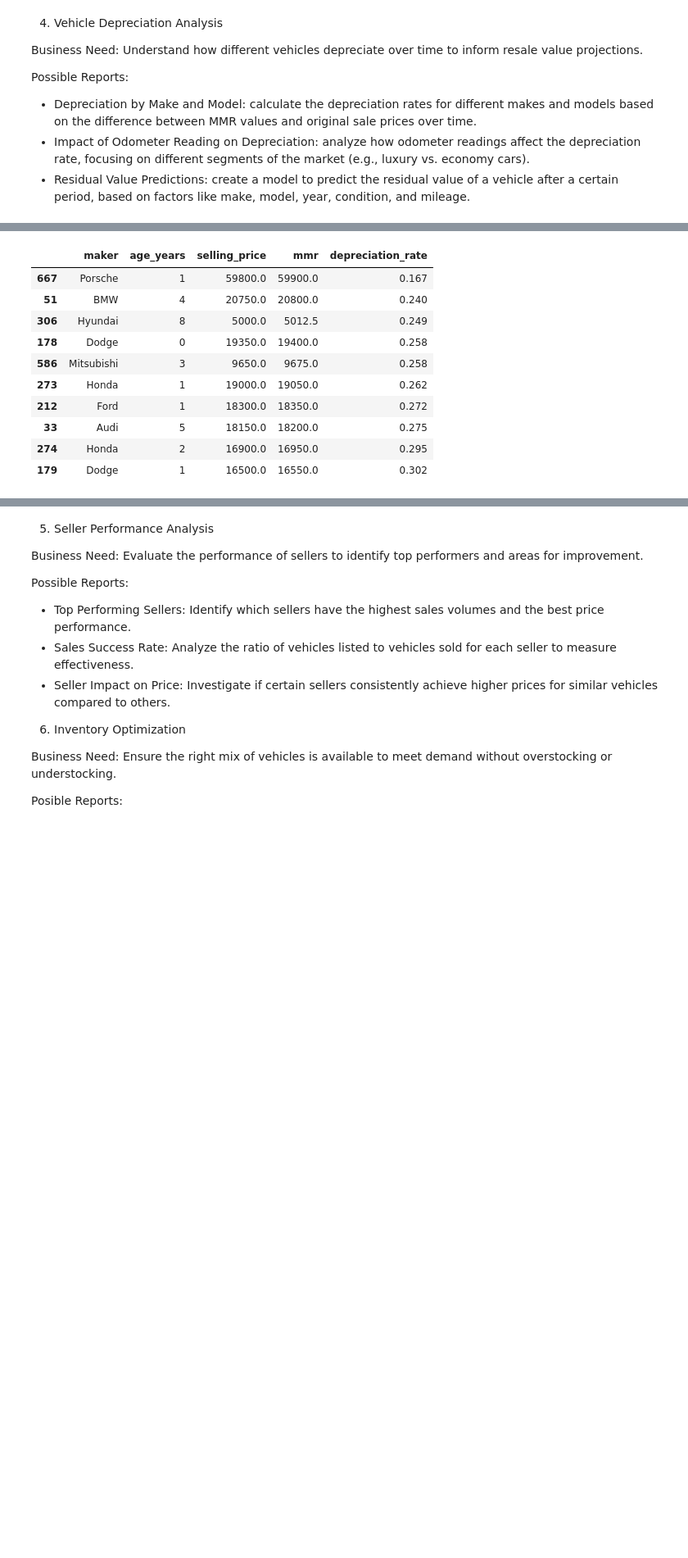
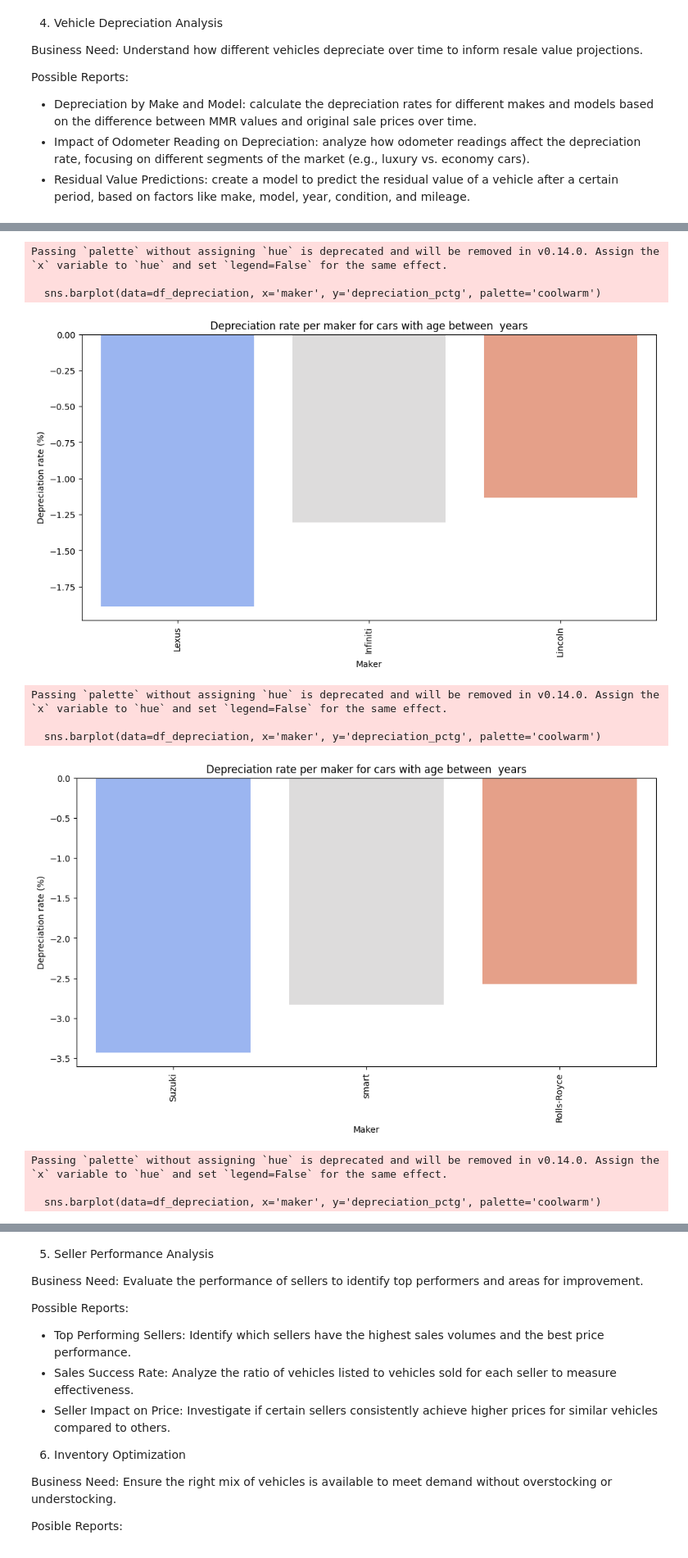
Before and after one commit to wizard86pz/cars_sales_us, a Jupyter notebook: ETL_cars.ipynb, the cells around one changed output, grey strips where cells are left out. Shown at 82% size. Saved outputs shown, nothing was run; the diff lists cells and outputs as text; code cells hidden in the pictures; blank space fills up the shorter version.

```diff
--- a/ETL_cars.ipynb
+++ b/ETL_cars.ipynb
@@ -1005,14 +950,43 @@ Passing `palette` without assigning `hue` is deprecated and will be removed in v
-# %%
-df_depreciation_top_10
-# %% [output]
-|  | maker | age_years | selling_price | mmr | depreciation_rate |
-| 667 | Porsche | 1 | 59800.0 | 59900.0 | 0.167 |
-| 51 | BMW | 4 | 20750.0 | 20800.0 | 0.240 |
-| 306 | Hyundai | 8 | 5000.0 | 5012.5 | 0.249 |
-| 178 | Dodge | 0 | 19350.0 | 19400.0 | 0.258 |
-| 586 | Mitsubishi | 3 | 9650.0 | 9675.0 | 0.258 |
-| 273 | Honda | 1 | 19000.0 | 19050.0 | 0.262 |
-| 212 | Ford | 1 | 18300.0 | 18350.0 | 0.272 |
-| 33 | Audi | 5 | 18150.0 | 18200.0 | 0.275 |
-| 274 | Honda | 2 | 16900.0 | 16950.0 | 0.295 |
-| 179 | Dodge | 1 | 16500.0 | 16550.0 | 0.302 |
+# %%
+#let's create sub-dataframes due to the age of the car
+age_ranges = [(0, 2), (2, 4), (4, 6), (6, 8), (8, 10)]
+df_age_dict = {}
+df_depreciation_dict = {}
+
+for start, end in age_ranges:
+    df_age_dict[f'df_age_{start}_{end}'] = df_clean[(df_clean['age_years'] >= start) & (df_clean['age_years'] < end)]
+
+#let's calculate the depreciation rate per maker and model age, only the top X makers, from each age range
+x = 3
+for key, df_age in df_age_dict.items():
+    df_depreciation_grouped = df_age.groupby(['maker'])[['selling_price', 'mmr']].median().reset_index()
+    df_depreciation_grouped['depreciation_pctg'] = round(((df_depreciation_grouped['mmr'] - df_depreciation_grouped['selling_price']) / df_depreciation_grouped['mmr']) * 100, 3)
+    df_depreciation_grouped = df_depreciation_grouped.sort_values('depreciation_pctg', ascending=True)
+    df_depreciation_dict[f'df_depreciation_{key}'] = df_depreciation_grouped
+    df_depreciation_dict[f'df_depreciation_{key}_top_{x}'] = df_depreciation_grouped.head(x)
+
+#let's create the dataframes for each age range
+df_depreciation_0_2 = df_depreciation_dict['df_depreciation_df_age_0_2']
+df_depreciation_0_2_positive = df_depreciation_0_2[df_depreciation_0_2['depreciation_pctg'] > 0]
+df_depreciation_2_4 = df_depreciation_dict['df_depreciation_df_age_2_4']
+df_depreciation_2_4_positive = df_depreciation_2_4[df_depreciation_2_4['depreciation_pctg'] > 0]
+df_depreciation_4_6 = df_depreciation_dict['df_depreciation_df_age_4_6']
+df_depreciation_4_6_positive = df_depreciation_4_6[df_depreciation_4_6['depreciation_pctg'] > 0]
+df_depreciation_6_8 = df_depreciation_dict['df_depreciation_df_age_6_8']
+df_depreciation_6_8_positive = df_depreciation_6_8[df_depreciation_6_8['depreciation_pctg'] > 0]
+df_depreciation_8_10 = df_depreciation_dict['df_depreciation_df_age_8_10']
+df_depreciation_8_10_positive = df_depreciation_8_10[df_depreciation_8_10['depreciation_pctg'] >= 0]
+
+#let's create a for cycly to create the graphs for each age range, using all the previous dataframes created
+# %% [output]
+Passing `palette` without assigning `hue` is deprecated and will be removed in v0.14.0. Assign the `x` variable to `hue` and set `legend=False` for the same effect.
+
+  sns.barplot(data=df_depreciation, x='maker', y='depreciation_pctg', palette='coolwarm')
+[figure, added]
+Passing `palette` without assigning `hue` is deprecated and will be removed in v0.14.0. Assign the `x` variable to `hue` and set `legend=False` for the same effect.
+
+  sns.barplot(data=df_depreciation, x='maker', y='depreciation_pctg', palette='coolwarm')
+[figure, added]
+Passing `palette` without assigning `hue` is deprecated and will be removed in v0.14.0. Assign the `x` variable to `hue` and set `legend=False` for the same effect.
+
+  sns.barplot(data=df_depreciation, x='maker', y='depreciation_pctg', palette='coolwarm')
```
Also changed, not shown: parts of 4 cells of this notebook.
